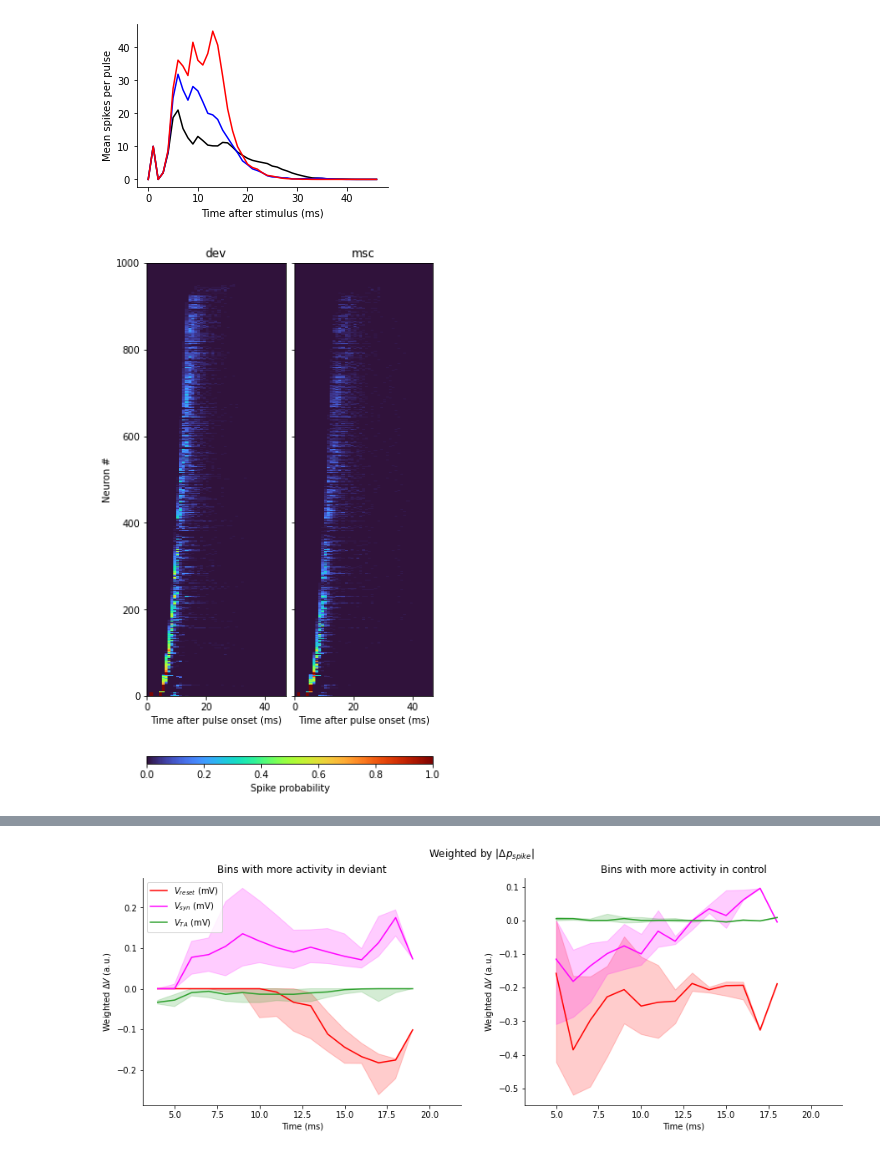
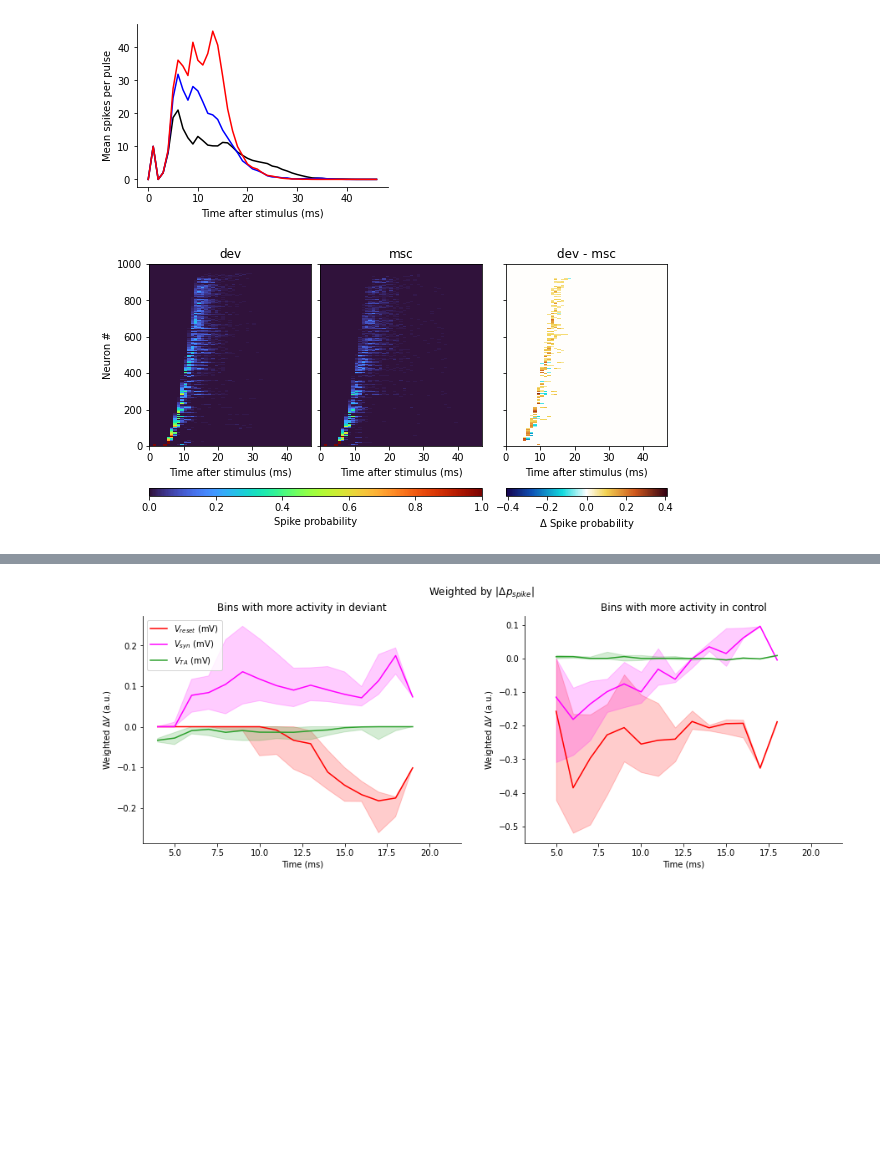
Before and after one commit to kernfel/plasticity-synergy-deviance-detection-history, a Jupyter notebook: Fig5-role_of_TA.ipynb, the cells around one changed output, grey strips where cells are left out. Drawn from its saved outputs; the diff is of its cells as text; code cells hidden in the pictures; blank space fills up the shorter version.

Commit message:
WIP figure update

```diff
--- a/Fig5-role_of_TA.ipynb
+++ b/Fig5-role_of_TA.ipynb
@@ -87,8 +129,18 @@ for measure in voltage_measures:
 # %%
-fig, axs, cb = pu.plot_pulse_hist([histograms[cond]['pspike'] for cond in nonstandard[::-1]], index_N, index_t, cfg.params['dt'], figsize=(5,8), cmap='turbo', symmetric=False)
+fig, axs = plt.subplots(1, 3, figsize=(8,4), sharex=True, sharey=True, constrained_layout=True)
+cb = plot_hists(
+    axs[:2], [histograms[cond]['pspike'] for cond in nonstandard[::-1]],
+    index_N, index_t, cfg.params['dt'], cmap='turbo', symmetric=False)
 cb.set_label(labelling['pspike'])
-for ax, cond in zip(axs, nonstandard[::-1]):
+for ax, cond in zip(axs[:2], nonstandard[::-1]):
     ax.set_title(cond)
+
+cb = plot_hists(
+    axs[2:], [np.where(sum(masks), pdiff, 0)],
+    index_N, index_t, cfg.params['dt'], cmap=pu.ccc_divergent)
+cb.set_label(f'$\\Delta$ {labelling["pspike"]}')
+axs[2].set_title('dev - msc')
+axs[0].set_ylabel('Neuron #');
 # %% [output]
-[figure, old version]
+[figure, new version]
 # %%
```
Also changed, not shown: parts of 7 cells of this notebook, 2 other files.
